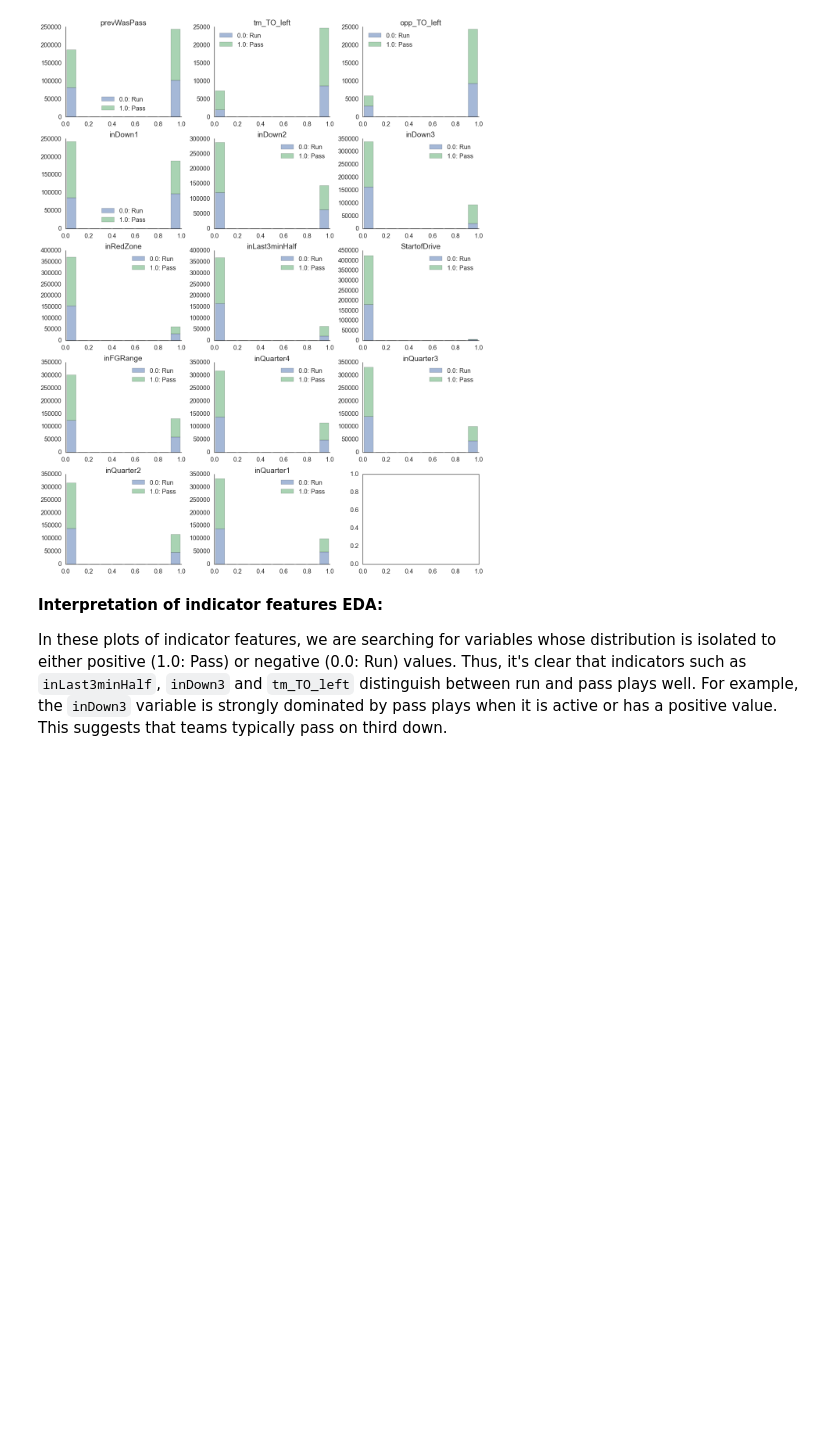
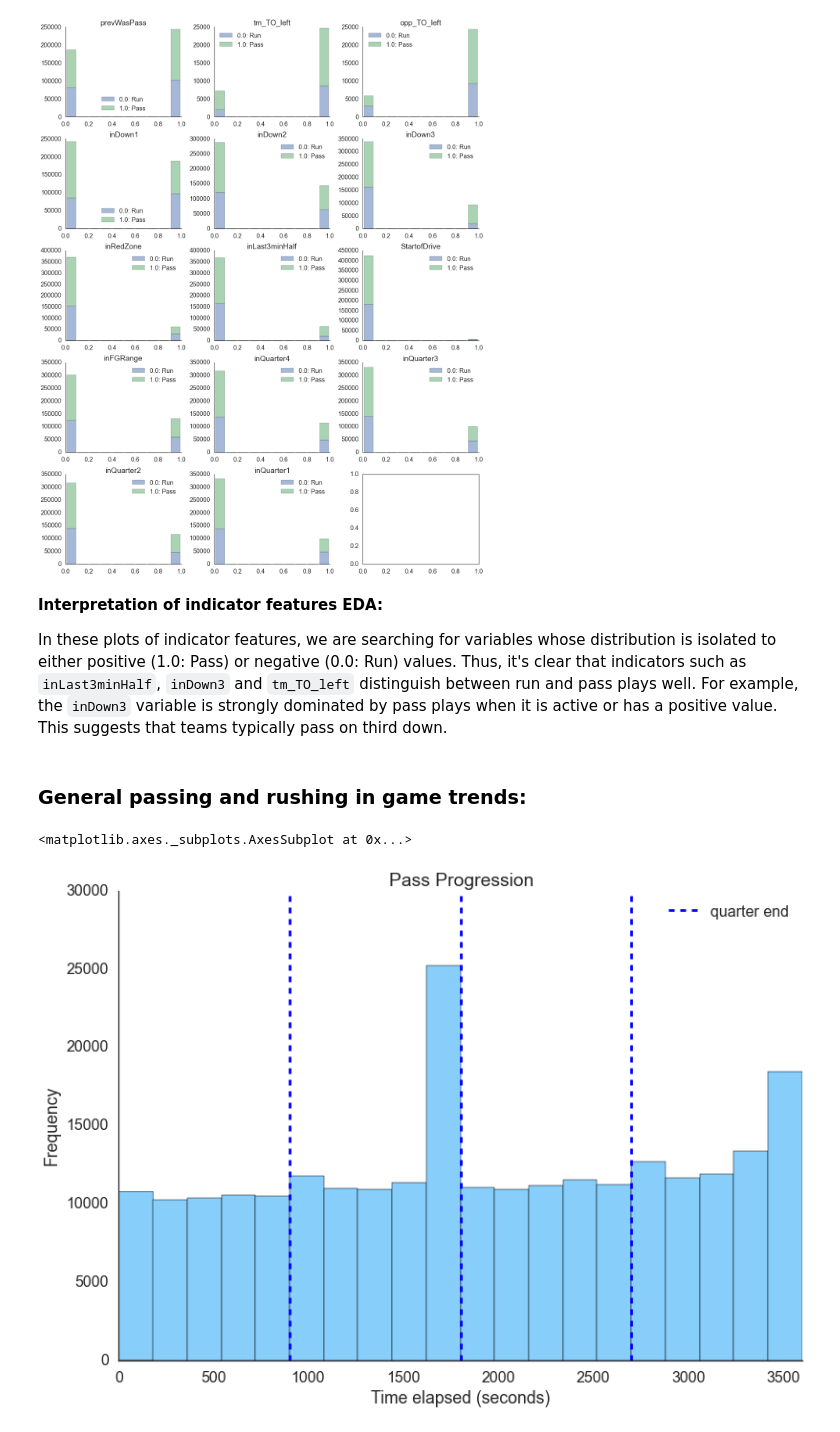
Before and after one commit to mdgoldberg/playprediction, a Jupyter notebook: Some EDA.ipynb, the cells around one changed output. Drawn from its saved outputs; the diff is of its cells as text; code cells hidden in the pictures; blank space fills up the shorter version.

```diff
--- a/Some EDA.ipynb
+++ b/Some EDA.ipynb
@@ -118,0 +158,2 @@ In these plots of indicator features, we are searching for variables whose distr
+# %% [markdown]
+### **General passing and rushing in game trends:**
@@ -118,0 +208,6 @@ In these plots of indicator features, we are searching for variables whose distr
+# %%
+dfgp = clean_pass(df)
+plot_pass(dfgp)
+# %% [output]
+<matplotlib.axes._subplots.AxesSubplot at 0x...>
+[figure, added]
```
Also changed, not shown: parts of 15 cells of this notebook, 2 other files.
